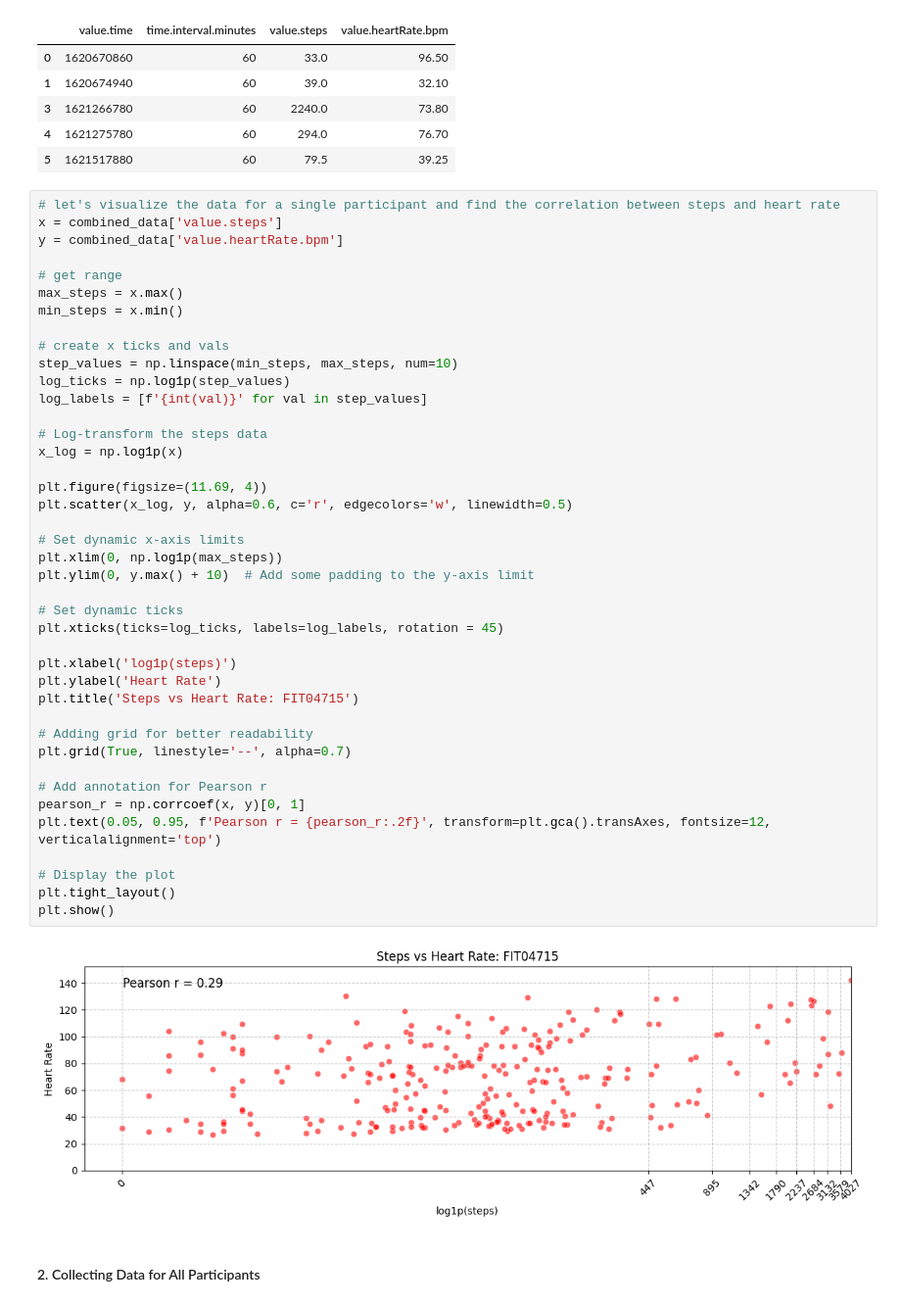
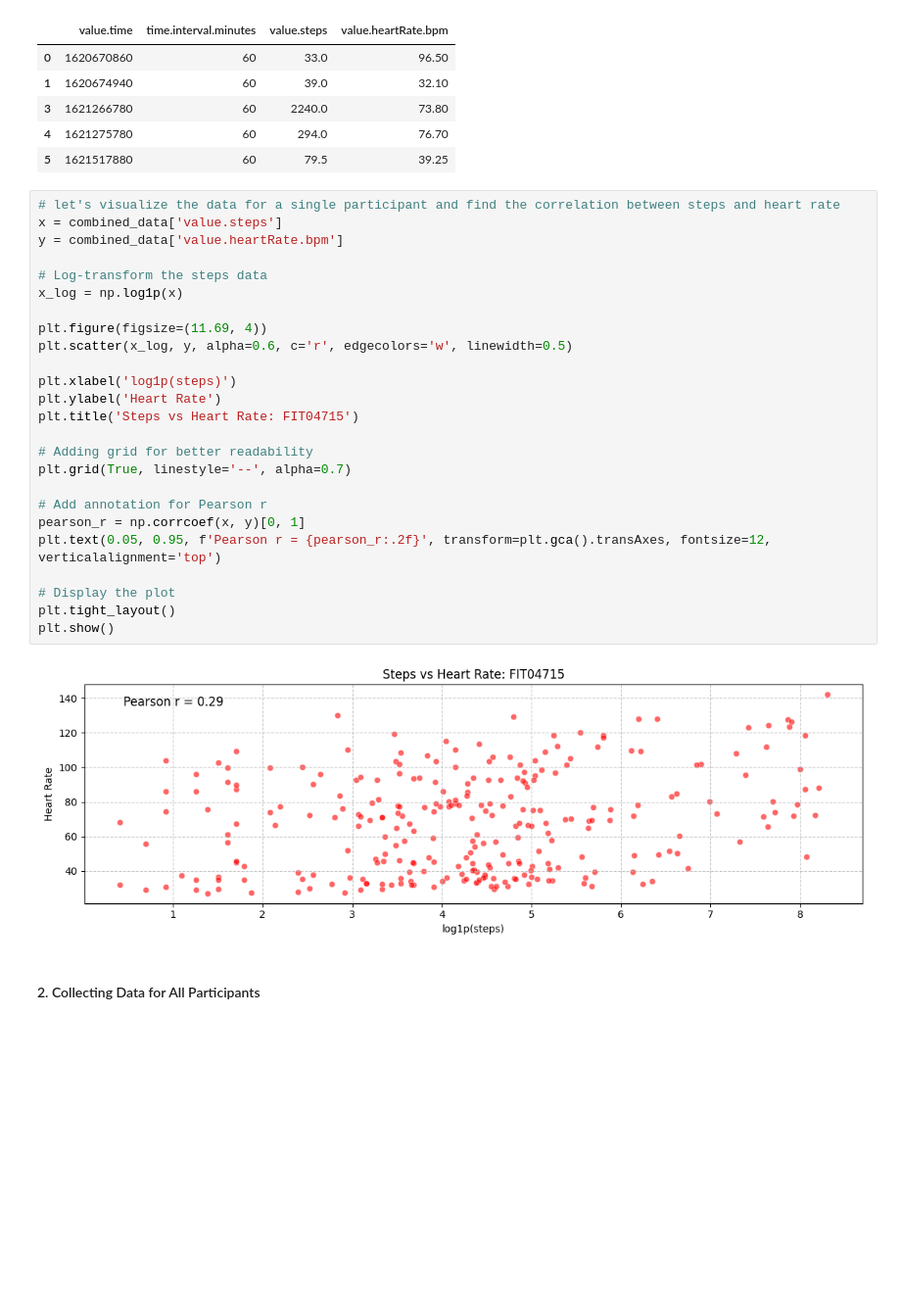
Before and after one commit to ShekharNarayanan/tilburg_takehome, a Jupyter notebook: answers/tilburg_q2.ipynb, the cells around one changed output. Shown at 98% size. Cells and saved outputs as stored; diff of their text form; blank space fills up the shorter version.

Commit message:
correct scatter plot xticks

```diff
--- a/answers/tilburg_q2.ipynb
+++ b/answers/tilburg_q2.ipynb
@@ -233,46 +233,30 @@ combined_data.head()
 # %%
 # let's visualize the data for a single participant and find the correlation between steps and heart rate
 x = combined_data['value.steps']
 y = combined_data['value.heartRate.bpm']
-
-# get range
-max_steps = x.max()
-min_steps = x.min()
-
-# create x ticks and vals
-step_values = np.linspace(min_steps, max_steps, num=10)
-log_ticks = np.log1p(step_values)
-log_labels = [f'{int(val)}' for val in step_values]
 
 # Log-transform the steps data
 x_log = np.log1p(x)
 
 plt.figure(figsize=(11.69, 4))
 plt.scatter(x_log, y, alpha=0.6, c='r', edgecolors='w', linewidth=0.5)
-
-# Set dynamic x-axis limits
-plt.xlim(0, np.log1p(max_steps))
-plt.ylim(0, y.max() + 10)  # Add some padding to the y-axis limit
-
-# Set dynamic ticks
-plt.xticks(ticks=log_ticks, labels=log_labels, rotation = 45)
 
 plt.xlabel('log1p(steps)')
 plt.ylabel('Heart Rate')
 plt.title('Steps vs Heart Rate: FIT04715')
 
 # Adding grid for better readability
 plt.grid(True, linestyle='--', alpha=0.7)
 
 # Add annotation for Pearson r
 pearson_r = np.corrcoef(x, y)[0, 1]
 plt.text(0.05, 0.95, f'Pearson r = {pearson_r:.2f}', transform=plt.gca().transAxes, fontsize=12, verticalalignment='top')
 
 # Display the plot
 plt.tight_layout()
 plt.show()
 # %% [output]
-[figure, old version]
+[figure, new version]
 # %% [markdown]
 #### 2. Collecting Data for All Participants
 # %%
```
Also changed, not shown: parts of 3 cells of this notebook.
